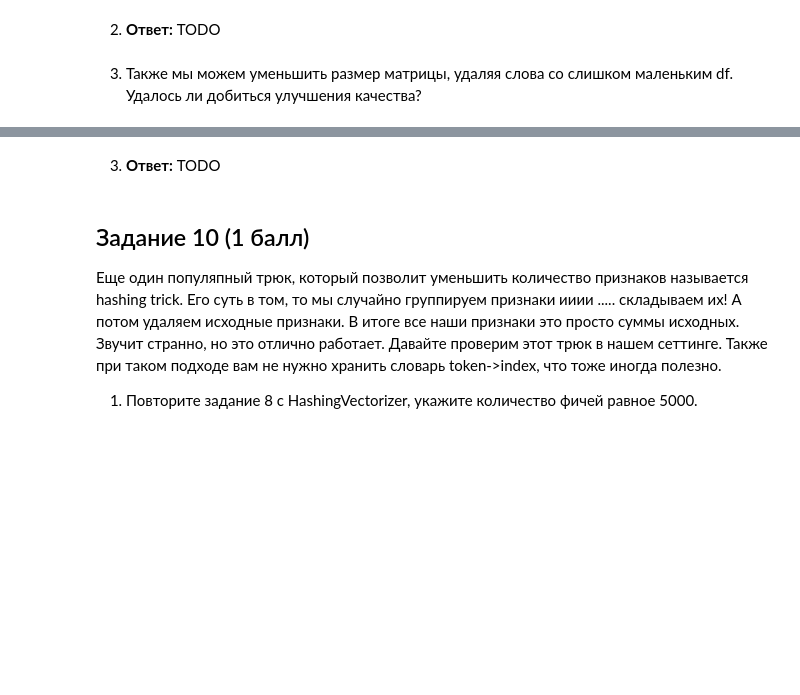
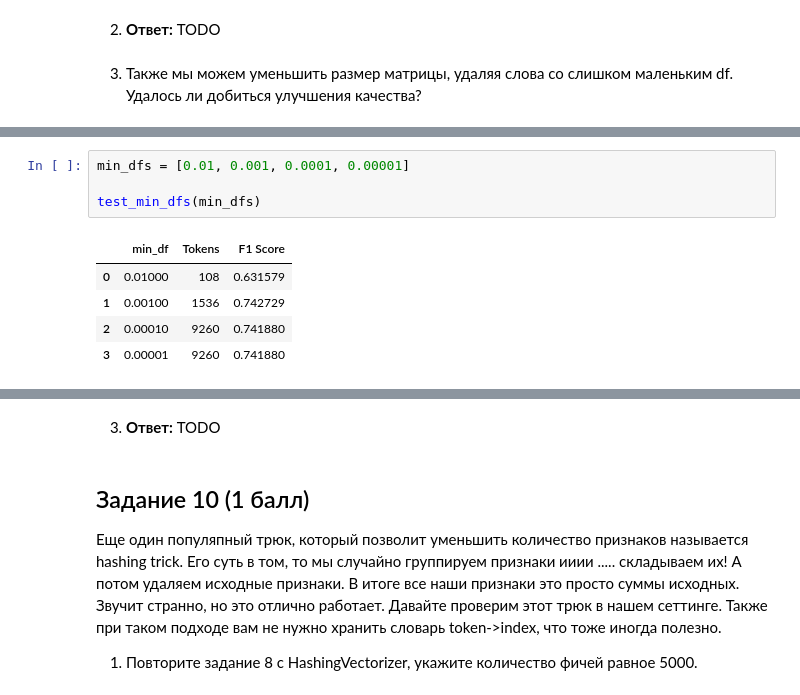
Before and after one commit to vctriusss/iad-ds-homeworks, a Jupyter notebook: hw06_texts.ipynb, the cells around one changed output, grey strips where cells are left out. Saved outputs shown, nothing was run; the diff lists cells and outputs as text; blank space fills up the shorter version.

```diff
--- a/hw06_texts.ipynb
+++ b/hw06_texts.ipynb
@@ -371,0 +508,10 @@ F1 score: *YOUR SCORE*
+# %%
+min_dfs = [0.01, 0.001, 0.0001, 0.00001]
+
+test_min_dfs(min_dfs)
+# %% [output]
+|  | min_df | Tokens | F1 Score |
+| 0 | 0.01000 | 108 | 0.631579 |
+| 1 | 0.00100 | 1536 | 0.742729 |
+| 2 | 0.00010 | 9260 | 0.741880 |
+| 3 | 0.00001 | 9260 | 0.741880 |
```
Also changed, not shown: parts of 52 cells of this notebook.
